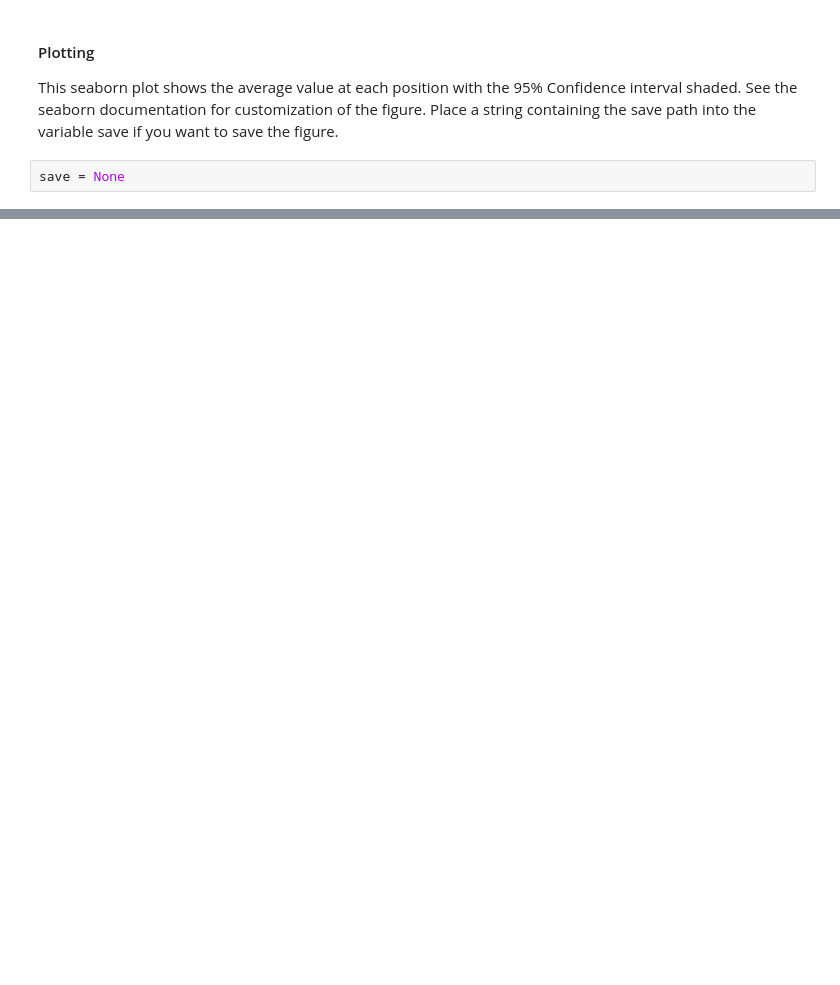
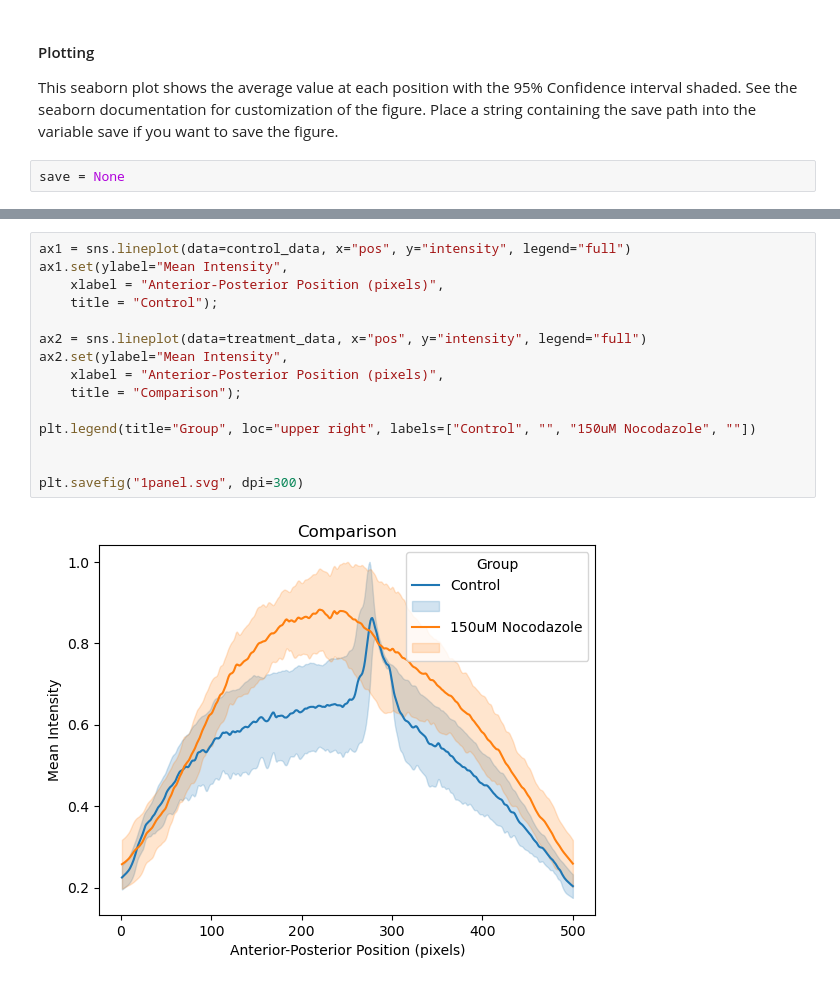
Before and after one commit to moore-andrew05/bactoquant, a Jupyter notebook: NALY_IMAGE.ipynb, the cells around one changed output, grey strips where cells are left out. Drawn from its saved outputs; the diff is of its cells as text; blank space fills up the shorter version.

```diff
--- a/NALY_IMAGE.ipynb
+++ b/NALY_IMAGE.ipynb
@@ -91,0 +108,17 @@ if save is not None:
+# %%
+ax1 = sns.lineplot(data=control_data, x="pos", y="intensity", legend="full")
+ax1.set(ylabel="Mean Intensity",
+    xlabel = "Anterior-Posterior Position (pixels)",
+    title = "Control");
+
+ax2 = sns.lineplot(data=treatment_data, x="pos", y="intensity", legend="full")
+ax2.set(ylabel="Mean Intensity",
+    xlabel = "Anterior-Posterior Position (pixels)",
+    title = "Comparison");
+
+plt.legend(title="Group", loc="upper right", labels=["Control", "", "150uM Nocodazole", ""])
+
+
+plt.savefig("1panel.svg", dpi=300)
+# %% [output]
+[figure, added]
```
Also changed, not shown: parts of 6 cells of this notebook, 1 other file.
